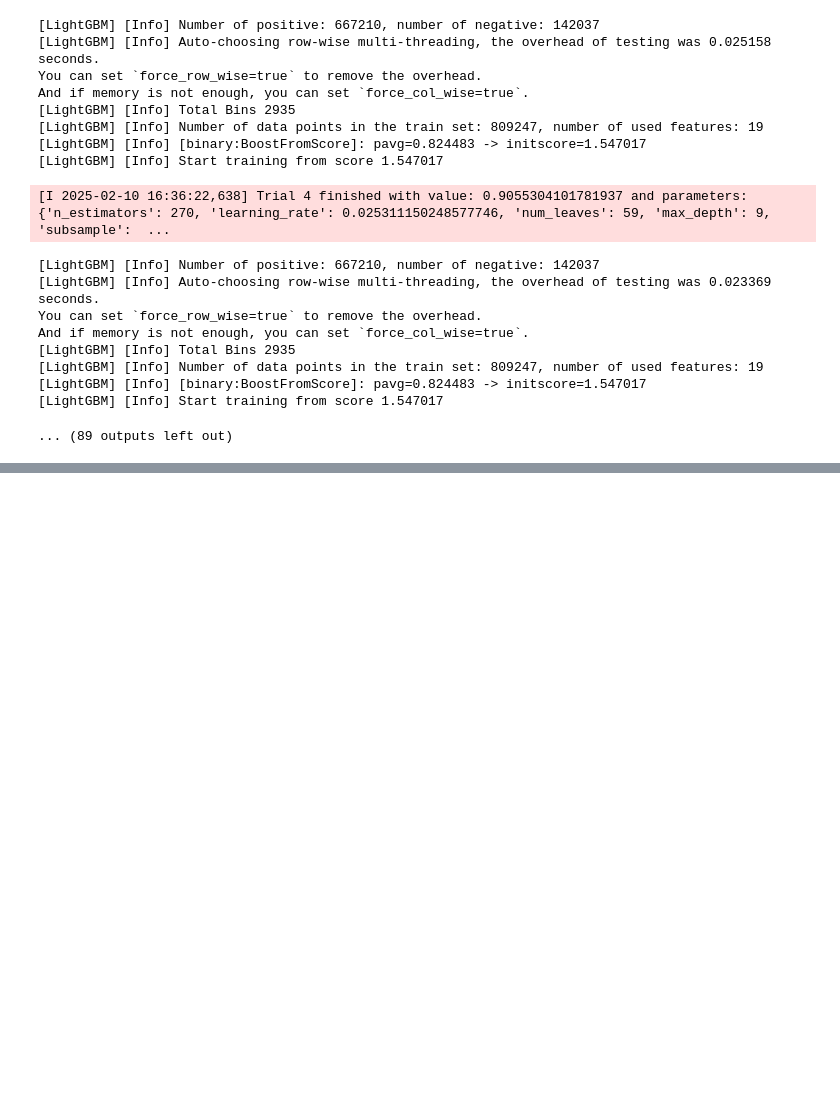
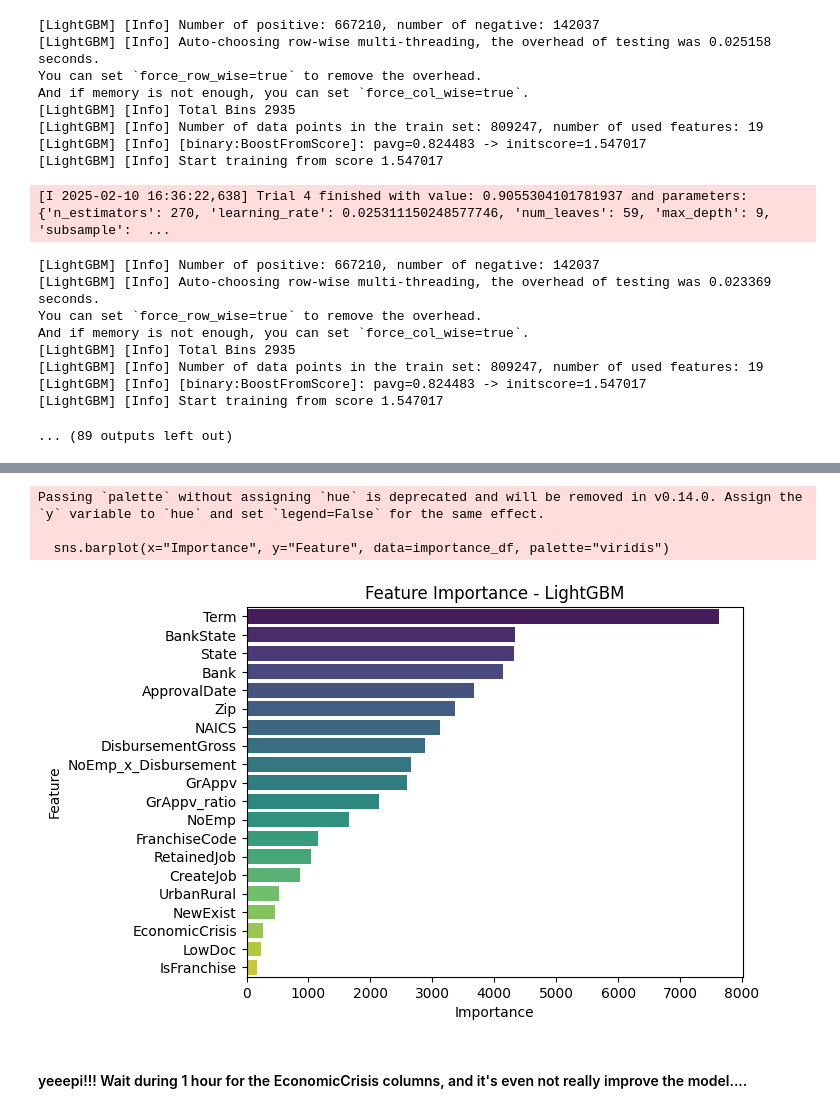
Before and after one commit to RaoufAddeche/Simplon_SBA-modelisation, a Jupyter notebook: modeling.ipynb, the cells around one changed output, grey strips where cells are left out. Saved outputs shown, nothing was run; the diff lists cells and outputs as text; code cells hidden in the pictures; blank space fills up the shorter version.

Commit message:
addition of a new column EconomicCrisis

```diff
--- a/modeling.ipynb
+++ b/modeling.ipynb
@@ -2139,0 +2136,31 @@ You can set `force_col_wise=true` to remove the overhead.
+# %%
+import pandas as pd
+
+# Conversion in datetime
+df["ApprovalDate"] = pd.to_datetime(df["ApprovalDate"])
+
+# Definition of the economic crisis
+crisis_periods = [
+    ("1973-11-01", "1975-03-31"), #Petrol stroke
+    ("1980-01-01", "1982-11-30"), #inflation and restrictive money politics
+    ("1986-01-01", "1995-12-31"), #S&L crisis
+    ("1997-07-01", "1998-12-31"), #asian crisis
+    ("2000-03-01", "2002-10-31"), #Internet bubbles
+    ("2007-12-01", "2009-06-30"), #Subprimes
+    ("2010-05-01", "2012-06-30"), #Euro zone crisis
+    ("2020-02-01", "2020-12-31"), #Covid-19 crisis
+]
+
+# Choice between crisis or not
+def is_crisis(date):
+    for start, end in crisis_periods:
+        if pd.to_datetime(start) <= date <= pd.to_datetime(end):
+            return "Y"
+    return "N"
+
+# Apply the function
+df["EconomicCrisis"] = df["ApprovalDate"].apply(is_crisis)
+
+# Check of the result
+print(df[["ApprovalDate", "EconomicCrisis"]].head())
+#We see here that the 5 first date are in 97 but not in tthe crisis. But maybe the business might be affected by the crisis ...Change the pattern by year ?
@@ -2139,0 +2379,20 @@ You can set `force_col_wise=true` to remove the overhead.
+# %%
+#Important features
+importance_df = pd.DataFrame({
+    "Feature": X_train.columns,
+    "Importance": model.feature_importances_
+}).sort_values(by="Importance", ascending=False)
+
+#Visualization
+sns.barplot(x="Importance", y="Feature", data=importance_df, palette="viridis")
+plt.xlabel("Importance")
+plt.ylabel("Feature")
+plt.title("Feature Importance - LightGBM")
+plt.show()
+# %% [output]
+Passing `palette` without assigning `hue` is deprecated and will be removed in v0.14.0. Assign the `y` variable to `hue` and set `legend=False` for the same effect.
+
+  sns.barplot(x="Importance", y="Feature", data=importance_df, palette="viridis")
+[figure, added]
+# %% [markdown]
+#### yeeepi!!! Wait during 1 hour for the EconomicCrisis columns, and it's even not really improve the model....
```
Also changed, not shown: parts of 7 cells of this notebook.
